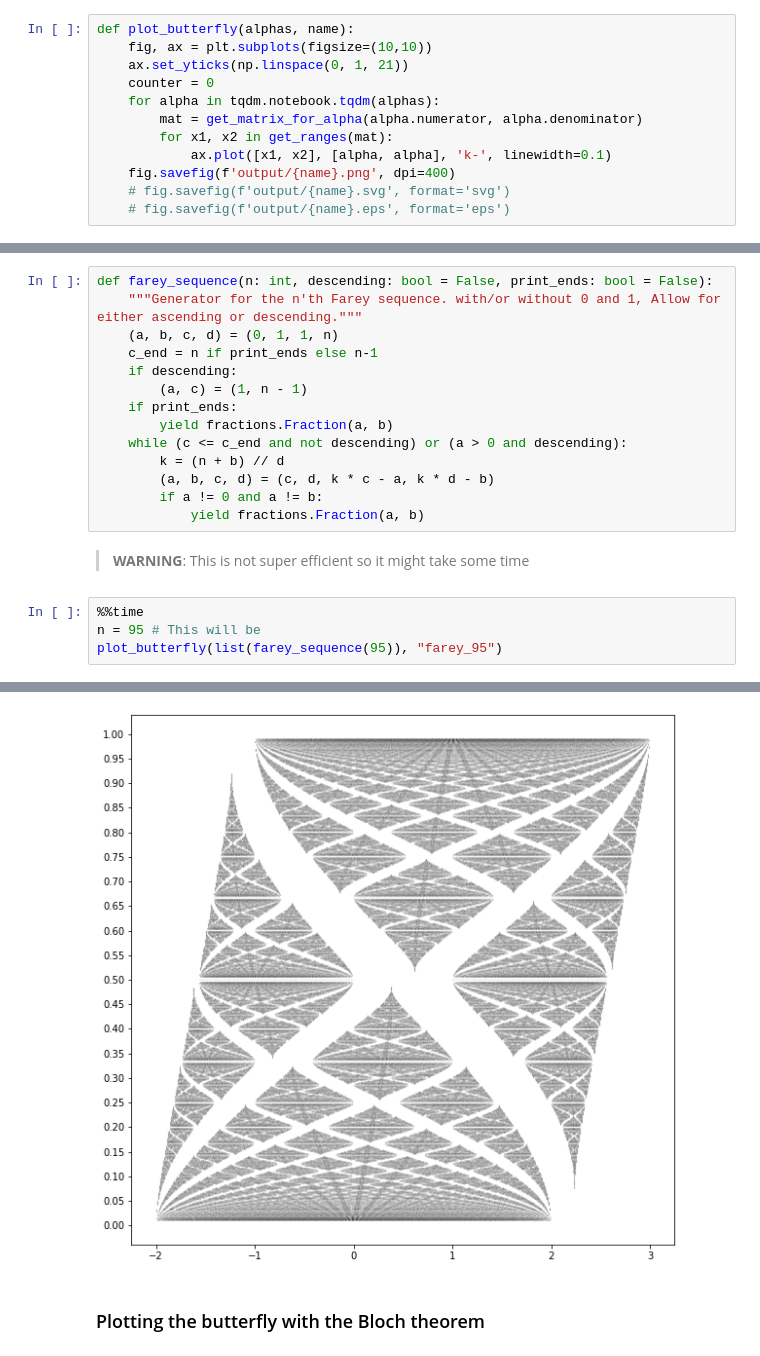
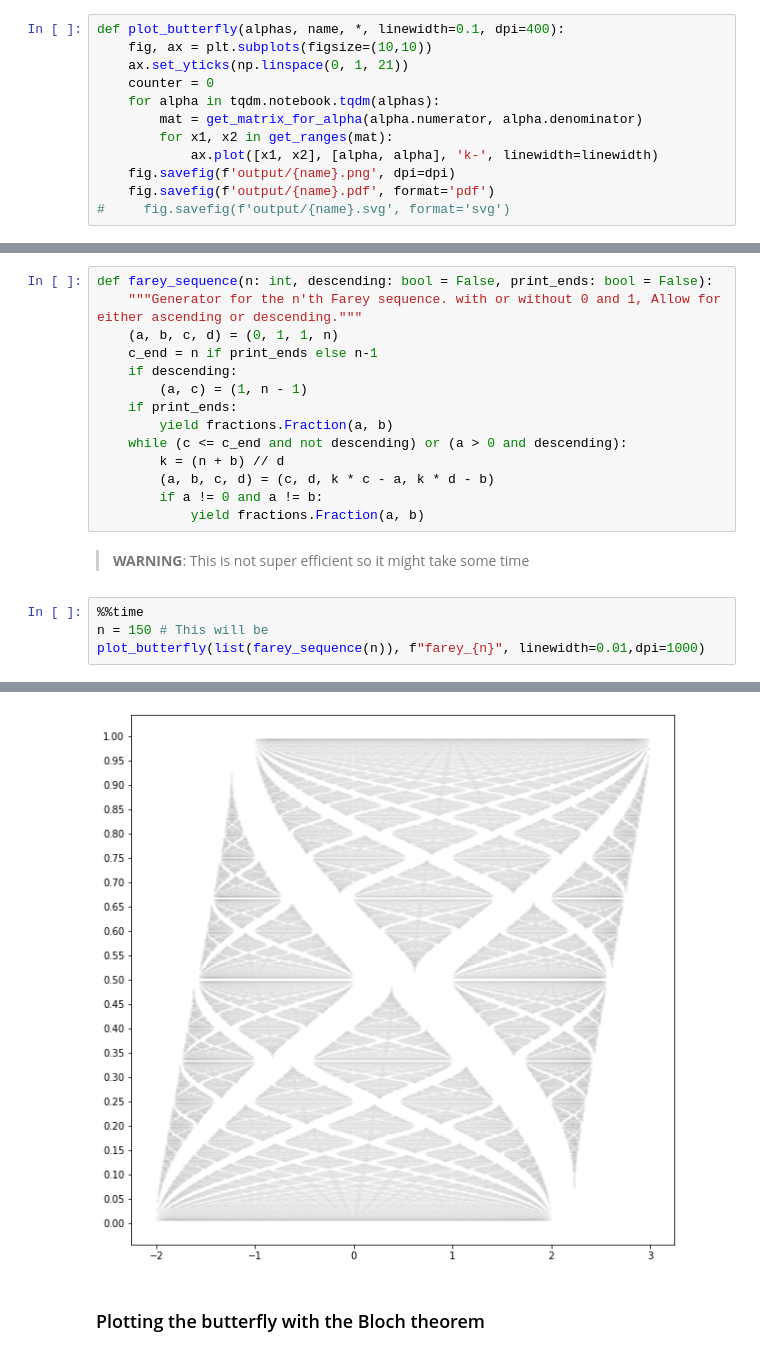
Before and after one commit to DaAnIV/Quasiperiodic, a Jupyter notebook: Butterfly.ipynb, the cells around one changed output, grey strips where cells are left out. Drawn from its saved outputs; the diff is of its cells as text.

```diff
--- a/Butterfly.ipynb
+++ b/Butterfly.ipynb
@@ -160,17 +160,17 @@ print(get_ranges(mat))
 Now to plot the entire butterfly we'll just choose a list of fractions for each fraction $\alpha$
 calculate the spectrum of $H_\alpha$ and plot it as lines at $y=\alpha$
 # %%
-def plot_butterfly(alphas, name):
+def plot_butterfly(alphas, name, *, linewidth=0.1, dpi=400):
     fig, ax = plt.subplots(figsize=(10,10))
     ax.set_yticks(np.linspace(0, 1, 21))
     counter = 0
     for alpha in tqdm.notebook.tqdm(alphas):
         mat = get_matrix_for_alpha(alpha.numerator, alpha.denominator)
         for x1, x2 in get_ranges(mat):
-            ax.plot([x1, x2], [alpha, alpha], 'k-', linewidth=0.1)
-    fig.savefig(f'output/{name}.png', dpi=400)
-    # fig.savefig(f'output/{name}.svg', format='svg')
-    # fig.savefig(f'output/{name}.eps', format='eps')
+            ax.plot([x1, x2], [alpha, alpha], 'k-', linewidth=linewidth)
+    fig.savefig(f'output/{name}.png', dpi=dpi)
+    fig.savefig(f'output/{name}.pdf', format='pdf')
+#     fig.savefig(f'output/{name}.svg', format='svg')
 # %% [markdown]
 For choosing the fractions we'll try 2 lists
 
@@ -209,7 +209,7 @@ Wall time: 4min 57s
   The asymptotic behaviour of $|Fn|$ is: $$|F_{n}| \sim \frac{3n^2}{\pi^2}$$
 # %%
 def farey_sequence(n: int, descending: bool = False, print_ends: bool = False):
-    """Generator for the n'th Farey sequence. with/or without 0 and 1, Allow for either ascending or descending."""
+    """Generator for the n'th Farey sequence. with or without 0 and 1, Allow for either ascending or descending."""
     (a, b, c, d) = (0, 1, 1, n)
     c_end = n if print_ends else n-1
     if descending:
@@ -225,6 +225,6 @@ def farey_sequence(n: int, descending: bool = False, print_ends: bool = False):
 > **WARNING**: This is not super efficient so it might take some time
 # %%
 %%time
-n = 95 # This will be
-plot_butterfly(list(farey_sequence(95)), "farey_95")
+n = 150 # This will be
+plot_butterfly(list(farey_sequence(n)), f"farey_{n}", linewidth=0.01,dpi=1000)
 # %% [output]
@@ -232,4 +232,4 @@ Wall time: 3min 14s
-[figure, old version]
+[figure, new version]
 # %% [markdown]
 ### Plotting the butterfly with the Bloch theorem
 # %%
```
Also changed, not shown: parts of 2 cells of this notebook, 1 other file.
